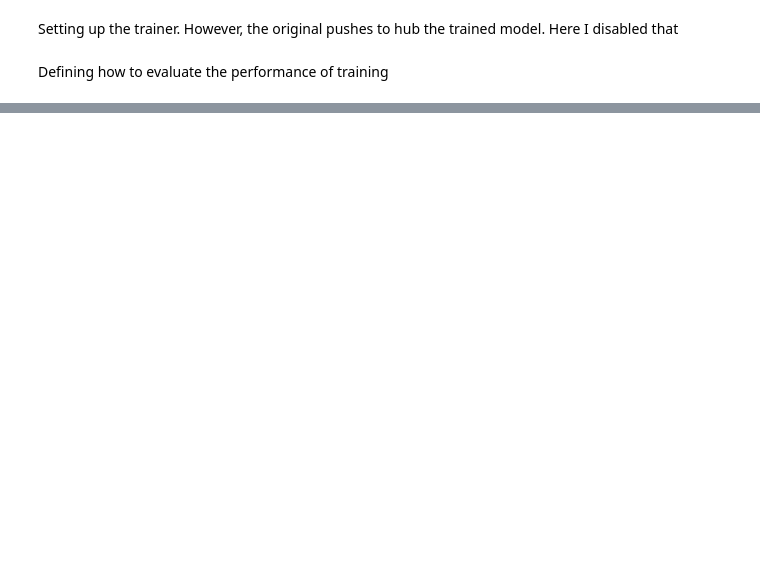
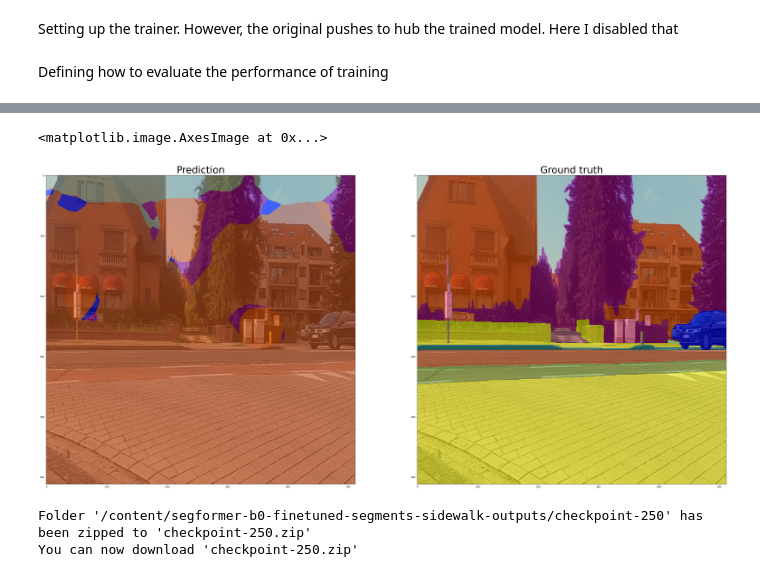
Before and after one commit to LeninGF/image-segmentation-tutorials, a Jupyter notebook: Fine-Tuning-SemanticSegmentation.ipynb, the cells around one changed output, grey strips where cells are left out. Cells and saved outputs as stored; diff of their text form; code cells hidden in the pictures; blank space fills up the shorter version.

```diff
--- a/Fine-Tuning-SemanticSegmentation.ipynb
+++ b/Fine-Tuning-SemanticSegmentation.ipynb
@@ -209,0 +364,51 @@ trainer.train()
+# %%
+import numpy as np
+
+def get_seg_overlay(image, seg):
+  color_seg = np.zeros((seg.shape[0], seg.shape[1], 3), dtype=np.uint8) # height, width, 3
+  palette = np.array(sidewalk_palette())
+  for label, color in enumerate(palette):
+      color_seg[seg == label, :] = color
+
+  # Show image + mask
+  img = np.array(image) * 0.5 + color_seg * 0.5
+  img = img.astype(np.uint8)
+
+  return img
+# %%
+import matplotlib.pyplot as plt
+import numpy as np # Ensure numpy is imported for .astype(np.uint8)
+
+# image_display is a torch.Tensor of shape (H, W, C) with values in [0, 1]
+# Scale it to [0, 255] and convert to numpy uint8 for overlay
+image_for_overlay = (image_display * 255).cpu().numpy().astype(np.uint8)
+
+pred_img = get_seg_overlay(image_for_overlay, pred_seg)
+gt_img = get_seg_overlay(image_for_overlay, np.array(gt_seg))
+
+f, axs = plt.subplots(1, 2)
+f.set_figheight(30)
+f.set_figwidth(50)
+
+axs[0].set_title("Prediction", {'fontsize': 40})
+axs[0].imshow(pred_img)
+axs[1].set_title("Ground truth", {'fontsize': 40})
+axs[1].imshow(gt_img)
+# %% [output]
+<matplotlib.image.AxesImage at 0x...>
+[figure, added]
+# %%
+import shutil
+import os
+
+folder_to_zip = '/content/segformer-b0-finetuned-segments-sidewalk-outputs/checkpoint-250'
+output_filename = 'checkpoint-250'
+
+# Create the zip archive
+shutil.make_archive(output_filename, 'zip', folder_to_zip)
+
+print(f"Folder '{folder_to_zip}' has been zipped to '{output_filename}.zip'")
+print(f"You can now download '{output_filename}.zip'")
+# %% [output]
+Folder '/content/segformer-b0-finetuned-segments-sidewalk-outputs/checkpoint-250' has been zipped to 'checkpoint-250.zip'
+You can now download 'checkpoint-250.zip'
```
Also changed, not shown: parts of 14 cells of this notebook.
